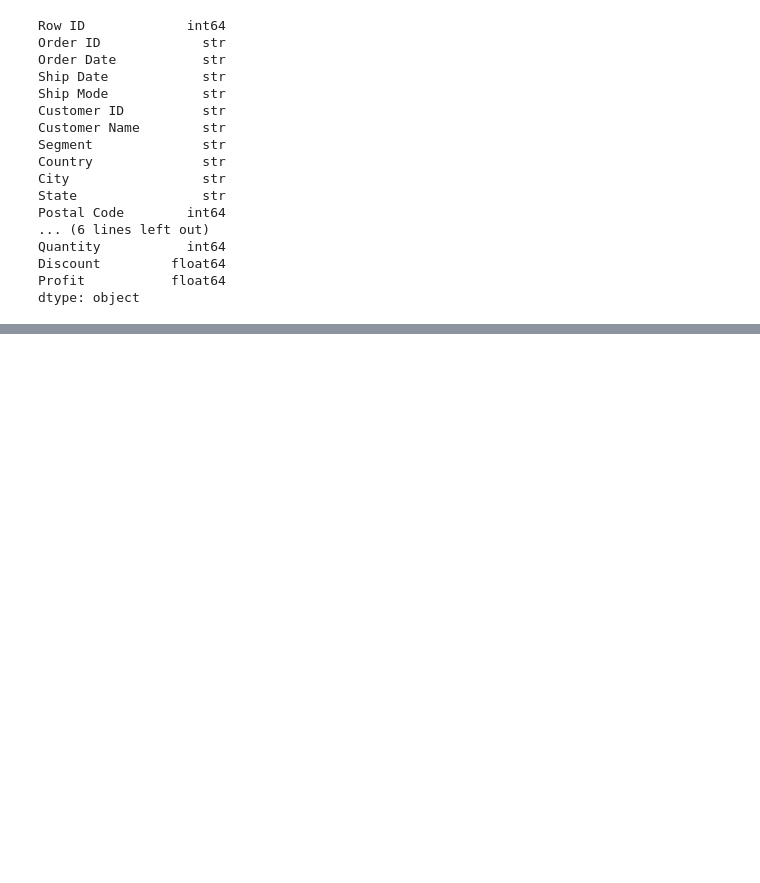
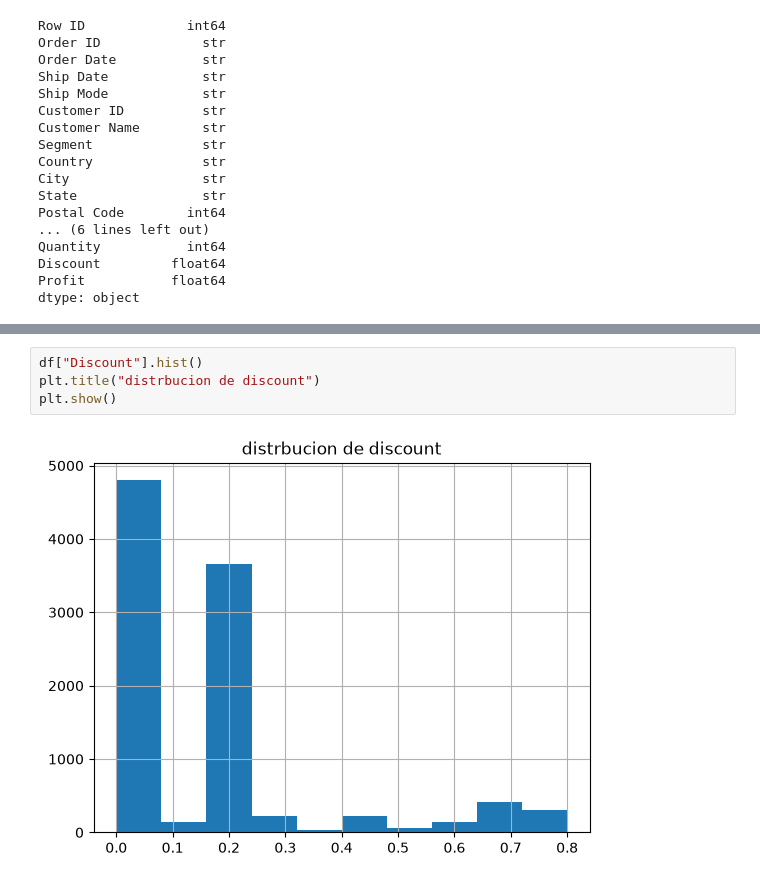
Before and after one commit to kevinyaelvillalpandomartinez-tech/RetailPulse-Analytics, a Jupyter notebook: notebooks/01_Data_Understanding.ipynb, the cells around one changed output, grey strips where cells are left out. Drawn from its saved outputs; the diff is of its cells as text; blank space fills up the shorter version.

```diff
--- a/notebooks/01_Data_Understanding.ipynb
+++ b/notebooks/01_Data_Understanding.ipynb
@@ -114,0 +316,6 @@ Ship Date
+# %%
+df["Discount"].hist()
+plt.title("distrbucion de discount")
+plt.show()
+# %% [output]
+[figure, added]
```
Also changed, not shown: parts of 34 cells of this notebook.
